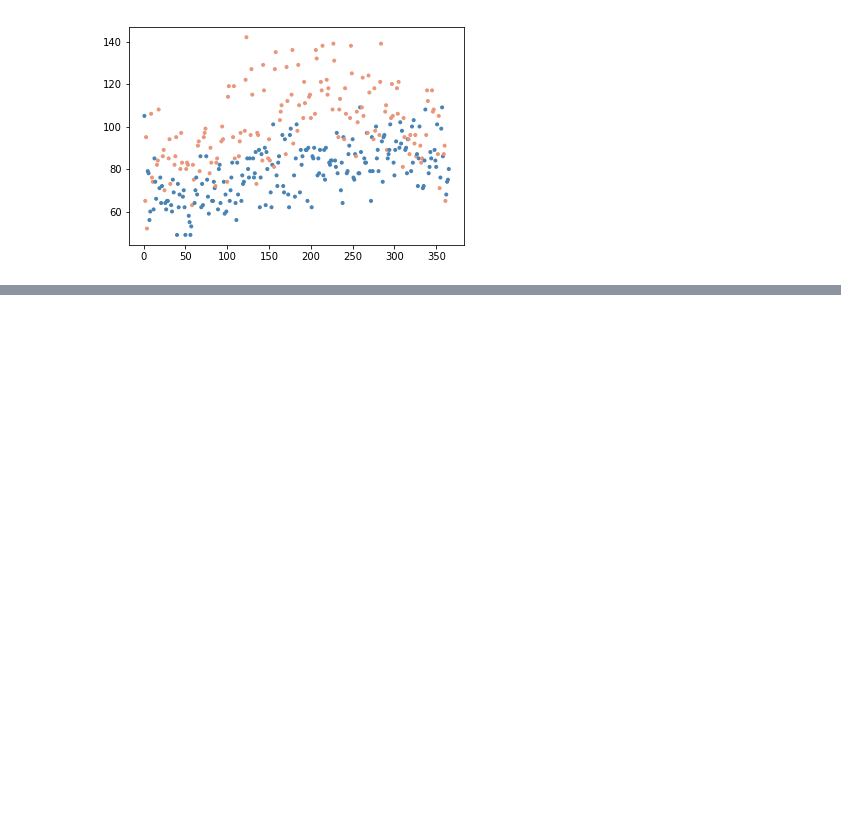
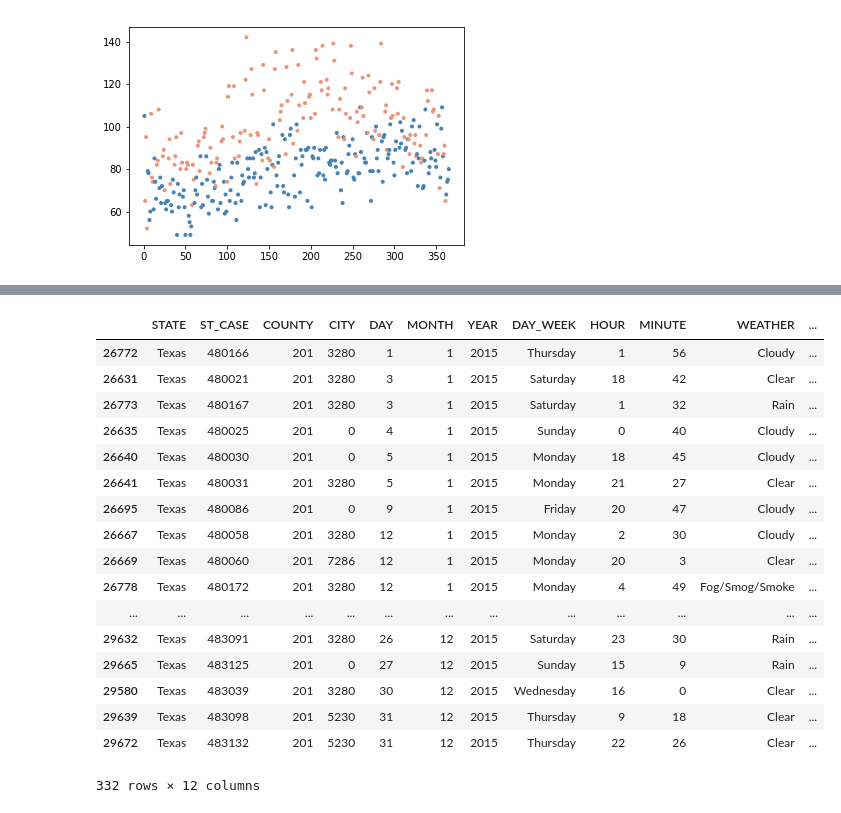
Before and after one commit to ziangzhang10/fatal-traffic-accident-study, a Jupyter notebook: data_readin.ipynb, the cells around one changed output, grey strips where cells are left out. Cells and saved outputs as stored; diff of their text form; code cells hidden in the pictures; blank space fills up the shorter version.

```diff
--- a/data_readin.ipynb
+++ b/data_readin.ipynb
@@ -152,0 +276,27 @@ plt.show()
+# %%
+# get the Houston-specific accident data
+accident_df_houston = pd.DataFrame()
+
+# code for Harris county is 201
+accident_df_houston = accident_df.loc[(accident_df["STATE"] == "Texas")]
+accident_df_houston = accident_df_houston.loc[accident_df["COUNTY"] == 201]
+accident_df_houston = accident_df_housuton[""]
+# %% [output]
+|  | STATE | ST_CASE | COUNTY | CITY | DAY | MONTH | YEAR | DAY_WEEK | HOUR | MINUTE | WEATHER | ... |
+| 26772 | Texas | 480166 | 201 | 3280 | 1 | 1 | 2015 | Thursday | 1 | 56 | Cloudy | ... |
+| 26631 | Texas | 480021 | 201 | 3280 | 3 | 1 | 2015 | Saturday | 18 | 42 | Clear | ... |
+| 26773 | Texas | 480167 | 201 | 3280 | 3 | 1 | 2015 | Saturday | 1 | 32 | Rain | ... |
+| 26635 | Texas | 480025 | 201 | 0 | 4 | 1 | 2015 | Sunday | 0 | 40 | Cloudy | ... |
+| 26640 | Texas | 480030 | 201 | 0 | 5 | 1 | 2015 | Monday | 18 | 45 | Cloudy | ... |
+| 26641 | Texas | 480031 | 201 | 3280 | 5 | 1 | 2015 | Monday | 21 | 27 | Clear | ... |
+| 26695 | Texas | 480086 | 201 | 0 | 9 | 1 | 2015 | Friday | 20 | 47 | Cloudy | ... |
+| 26667 | Texas | 480058 | 201 | 3280 | 12 | 1 | 2015 | Monday | 2 | 30 | Cloudy | ... |
+| 26669 | Texas | 480060 | 201 | 7286 | 12 | 1 | 2015 | Monday | 20 | 3 | Clear | ... |
+| 26778 | Texas | 480172 | 201 | 3280 | 12 | 1 | 2015 | Monday | 4 | 49 | Fog/Smog/Smoke | ... |
+| ... | ... | ... | ... | ... | ... | ... | ... | ... | ... | ... | ... | ... |
+| 29632 | Texas | 483091 | 201 | 3280 | 26 | 12 | 2015 | Saturday | 23 | 30 | Rain | ... |
+| 29665 | Texas | 483125 | 201 | 0 | 27 | 12 | 2015 | Sunday | 15 | 9 | Rain | ... |
+| 29580 | Texas | 483039 | 201 | 3280 | 30 | 12 | 2015 | Wednesday | 16 | 0 | Clear | ... |
+| 29639 | Texas | 483098 | 201 | 5230 | 31 | 12 | 2015 | Thursday | 9 | 18 | Clear | ... |
+| 29672 | Texas | 483132 | 201 | 5230 | 31 | 12 | 2015 | Thursday | 22 | 26 | Clear | ... |
+332 rows × 12 columns
```
Also changed, not shown: parts of 7 cells of this notebook, 2 other files.
